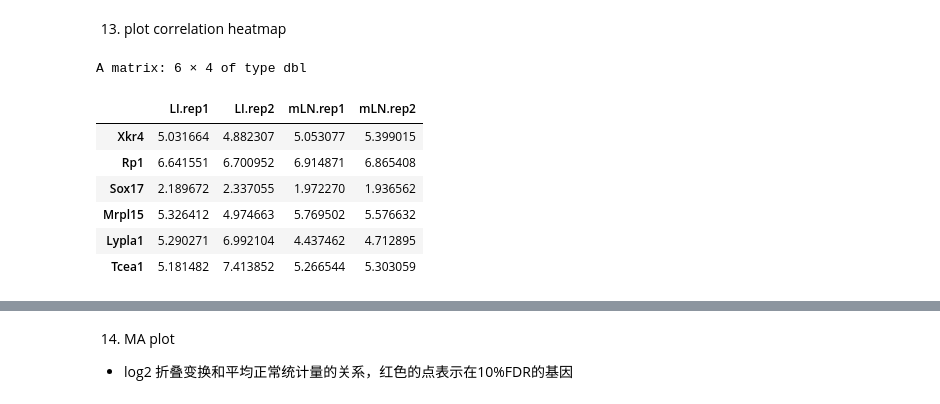
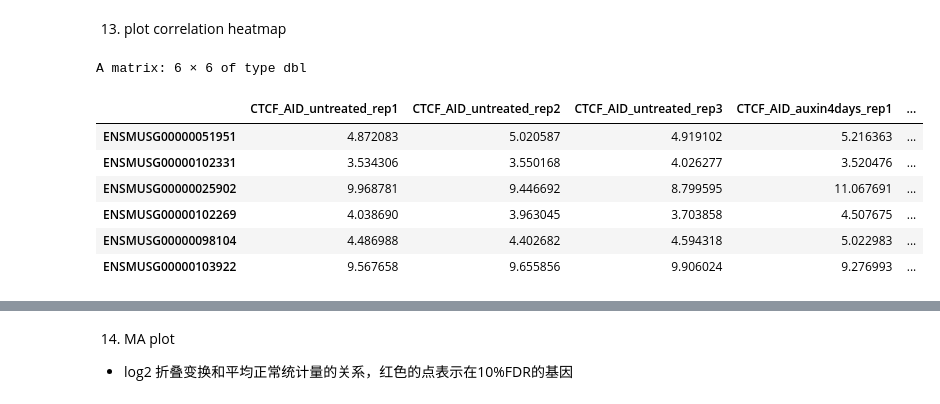
Before and after one commit to hermanzhaozzzz/snakepipes_RNA-seq, a Jupyter notebook: step.04_RNA-seq_analysis.ipynb, the cells around one changed output, grey strips where cells are left out. Saved outputs shown, nothing was run; the diff lists cells and outputs as text; code cells hidden in the pictures.

```diff
--- a/step.04_RNA-seq_analysis.ipynb
+++ b/step.04_RNA-seq_analysis.ipynb
@@ -244,0 +264,8 @@ A data.frame: 6 × 4
+# %%
+raw_counts_select =  raw_counts %>% select(column_info_filter$sample)
+# raw_counts_select =  raw_counts %>% select(
+#     CTCF_AID_untreated_rep1, CTCF_AID_untreated_rep2, CTCF_AID_untreated_rep3,
+#     CTCF_AID_auxin2days_rep1, CTCF_AID_auxin2days_rep2, CTCF_AID_auxin2days_rep3
+# )
+# raw_counts_select =  raw_counts
+head(raw_counts_select)
@@ -244,0 +288,5 @@ A data.frame: 6 × 4
+# %%
+# 清理condition列，移除没有样本的因子水平
+# DEBUG: factor levels were dropped which had no samples
+column_info_filter$condition <- droplevels(column_info_filter$condition)
+column_info_filter$condition
@@ -245,11 +297,10 @@ A data.frame: 6 × 4
 # %%
 ### DEseq analyses ------------------------------------------------------------------------->
-# mamba install bioconductor-deseq2
-library(DESeq2)
 dds <- DESeqDataSetFromMatrix(
-    countData=raw_counts_select,
+    countData=as.matrix(raw_counts_select),
     colData=column_info_filter,
     design=~ condition
+    # design=~ type
 )
 # ~在R里面用于构建公式对象，~左边为因变量(design)，右边为自变量(type/condition)
 dds
@@ -460,12 +559,10 @@ A data.frame: 15617 × 11
 12. normalization前面的数据分布差异
 # %%
 ### rld normalization ---------------------------------------------------------------------->
-## 下面的代码如果你不感兴趣不需要运行，免得误导你
-## 就是看看normalization前面的数据分布差异
+# 使用rlogTransformation函数对DESeqDataSet对象dds进行了正则化对数变换（regularized log transformation），这种变换通常用于稳定方差并使得数据更接近正态分布，这在一些后续的数据可视化和探索性分析中很有用。
 rld <- rlogTransformation(dds)
-raw_counts_new=assay(rld)
-par(cex = 0.7)
-n.sample=ncol(raw_counts)
+rlog_transformed_counts=assay(rld)
+n.sample=ncol(rlog_transformed_counts)
 if(n.sample>40) par(cex = 0.5)
 cols <- rainbow(n.sample*1.2)
 # 上一步比较耗时，算数据分布用
@@ -506,15 +599,15 @@ hist(raw_counts_new)
 13. plot correlation heatmap
 # %%
 # 查看raw_counts_new
-head(raw_counts_new)
+head(rlog_transformed_counts)
 # %% [output]
-A matrix: 6 × 4 of type dbl
+A matrix: 6 × 6 of type dbl
-|  | LI.rep1 | LI.rep2 | mLN.rep1 | mLN.rep2 |
-| Xkr4 | 5.031664 | 4.882307 | 5.053077 | 5.399015 |
-| Rp1 | 6.641551 | 6.700952 | 6.914871 | 6.865408 |
-| Sox17 | 2.189672 | 2.337055 | 1.972270 | 1.936562 |
-| Mrpl15 | 5.326412 | 4.974663 | 5.769502 | 5.576632 |
-| Lypla1 | 5.290271 | 6.992104 | 4.437462 | 4.712895 |
-| Tcea1 | 5.181482 | 7.413852 | 5.266544 | 5.303059 |
+|  | CTCF_AID_untreated_rep1 | CTCF_AID_untreated_rep2 | CTCF_AID_untreated_rep3 | CTCF_AID_auxin4days_rep1 | ... |
+| ENSMUSG00000051951 | 4.872083 | 5.020587 | 4.919102 | 5.216363 | ... |
+| ENSMUSG00000102331 | 3.534306 | 3.550168 | 4.026277 | 3.520476 | ... |
+| ENSMUSG00000025902 | 9.968781 | 9.446692 | 8.799595 | 11.067691 | ... |
+| ENSMUSG00000102269 | 4.038690 | 3.963045 | 3.703858 | 4.507675 | ... |
+| ENSMUSG00000098104 | 4.486988 | 4.402682 | 4.594318 | 5.022983 | ... |
+| ENSMUSG00000103922 | 9.567658 | 9.655856 | 9.906024 | 9.276993 | ... |
 # %%
 ### plot correlation heatmap -------------------------------------------------------------->
```
Also changed, not shown: parts of 107 cells of this notebook, 4 other files.
